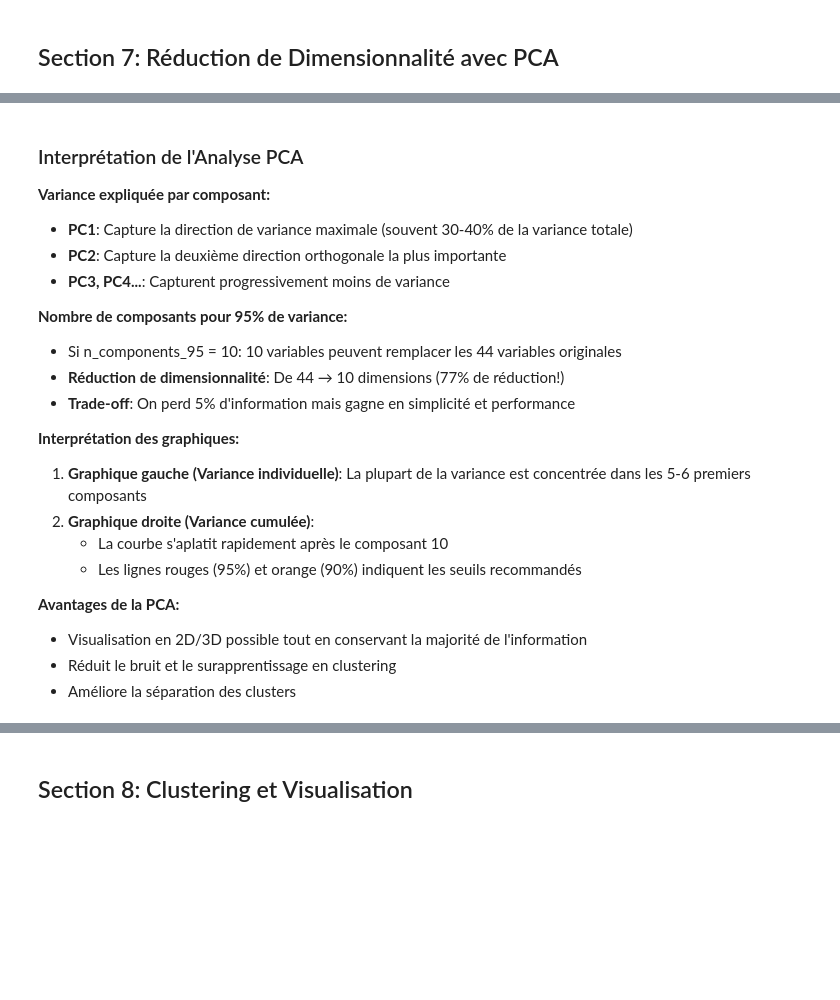
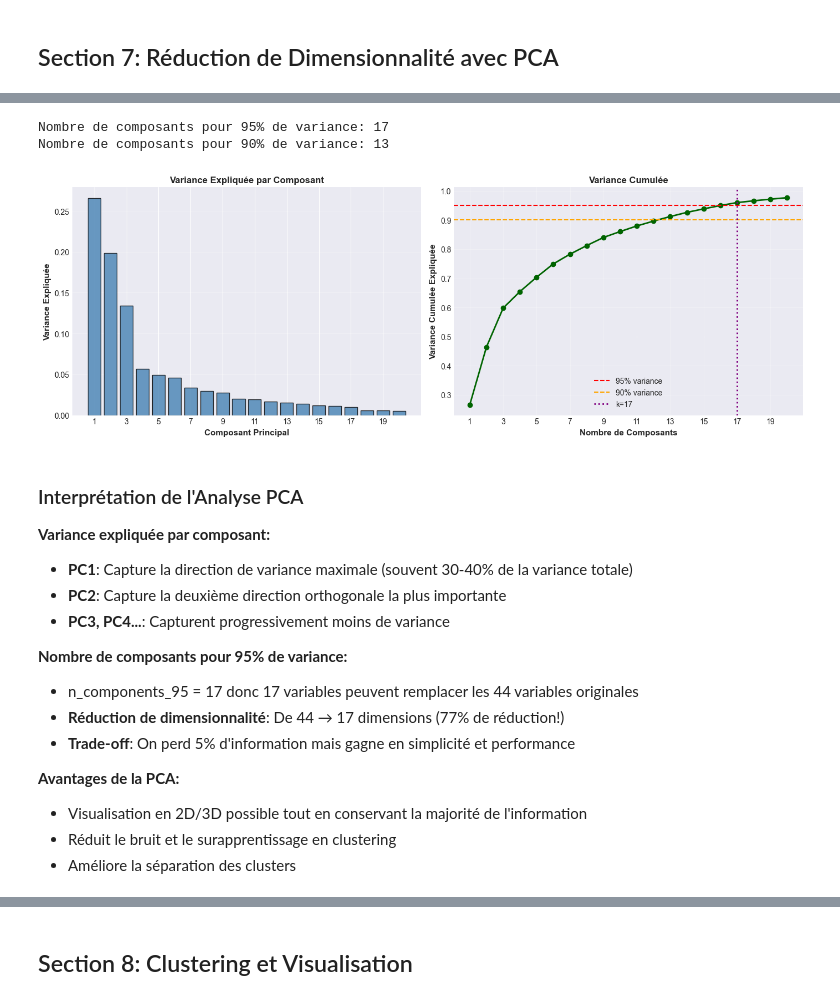
Before and after one commit to MB-BdeB/CoursIA, a Jupyter notebook: A58-Algo_Non_Sup/EDA_Unsupervised_SKINS.ipynb, the cells around one changed output, grey strips where cells are left out. Saved outputs shown, nothing was run; the diff lists cells and outputs as text; code cells hidden in the pictures; blank space fills up the shorter version.

```diff
--- a/A58-Algo_Non_Sup/EDA_Unsupervised_SKINS.ipynb
+++ b/A58-Algo_Non_Sup/EDA_Unsupervised_SKINS.ipynb
@@ -270,7 +276,7 @@ Cerne_Haralick_Contraste      4.584012      4.26250     1.640141      0.0000
 ## Section 4: Analyse des Distributions
 # %%
 # Sélectionner les colonnes numériques
-numeric_data = df_clean.select_dtypes(include=[np.number])
+numeric_data = df.select_dtypes(include=[np.number])
 
 # Visualiser les distributions des 9 premières features numériques
 fig, axes = plt.subplots(3, 3, figsize=(15, 12))
@@ -725,3 +658,42 @@ print(f"Nombre de composants pour 90% de variance: {np.argmax(cumsum_var >= 0.90
+# %%
+# Déterminer le nombre de composants pour 95% de variance
+n_components_95 = np.argmax(cumsum_var >= 0.95) + 1
+print(f"\nNombre de composants pour 95% de variance: {n_components_95}")
+print(f"Nombre de composants pour 90% de variance: {np.argmax(cumsum_var >= 0.90) + 1}")
+# %% [output]
+Nombre de composants pour 95% de variance: 17
+Nombre de composants pour 90% de variance: 13
+# %%
+# Visualiser la variance expliquée
+fig, axes = plt.subplots(1, 2, figsize=(14, 5))
+
+# Variance individuelle
+axes[0].bar(range(1, min(21, len(pca_full.explained_variance_ratio_) + 1)),
+            pca_full.explained_variance_ratio_[:20], color='steelblue', alpha=0.8, edgecolor='black')
+axes[0].set_xlabel('Composant Principal', fontsize=11, fontweight='bold')
+axes[0].set_ylabel('Variance Expliquée', fontsize=11, fontweight='bold')
+axes[0].set_title('Variance Expliquée par Composant', fontsize=12, fontweight='bold')
+axes[0].set_xticks(range(1, 21, 2))
+axes[0].grid(True, alpha=0.3, axis='y')
+
+# Variance cumulée
+axes[1].plot(range(1, min(21, len(cumsum_var) + 1)), cumsum_var[:20],
+             # range(1, len(cumsum_var) + 1), cumsum_var,
+             marker='o', linestyle='-', color='darkgreen', linewidth=2, markersize=6)
+axes[1].axhline(y=0.95, color='red', linestyle='--', label='95% variance')
+axes[1].axhline(y=0.90, color='orange', linestyle='--', label='90% variance')
+axes[1].axvline(x=n_components_95, color='purple', linestyle=':', linewidth=2, label=f'k={n_components_95}')
+axes[1].set_xlabel('Nombre de Composants', fontsize=11, fontweight='bold')
+axes[1].set_ylabel('Variance Cumulée Expliquée', fontsize=11, fontweight='bold')
+axes[1].set_title('Variance Cumulée', fontsize=12, fontweight='bold')
+axes[1].set_xticks(range(1, 21, 2))
+axes[1].grid(True, alpha=0.3)
+axes[1].legend()
+
+plt.tight_layout()
+plt.show()
+# %% [output]
+[figure, added]
 # %% [markdown]
 ### Interprétation de l'Analyse PCA
 
@@ -731,15 +703,9 @@ print(f"Nombre de composants pour 90% de variance: {np.argmax(cumsum_var >= 0.90
 - **PC3, PC4...**: Capturent progressivement moins de variance
 
 **Nombre de composants pour 95% de variance:**
-- Si n_components_95 = 10: 10 variables peuvent remplacer les 44 variables originales
-- **Réduction de dimensionnalité**: De 44 → 10 dimensions (77% de réduction!)
+- n_components_95 = 17  donc 17 variables peuvent remplacer les 44 variables originales
+- **Réduction de dimensionnalité**: De 44 → 17 dimensions (77% de réduction!)
 - **Trade-off**: On perd 5% d'information mais gagne en simplicité et performance
-
-**Interprétation des graphiques:**
-1. **Graphique gauche (Variance individuelle)**: La plupart de la variance est concentrée dans les 5-6 premiers composants
-2. **Graphique droite (Variance cumulée)**:
-   - La courbe s'aplatit rapidement après le composant 10
-   - Les lignes rouges (95%) et orange (90%) indiquent les seuils recommandés
 
 **Avantages de la PCA:**
 - Visualisation en 2D/3D possible tout en conservant la majorité de l'information
```
Also changed, not shown: parts of 14 cells of this notebook, 1 other file.
